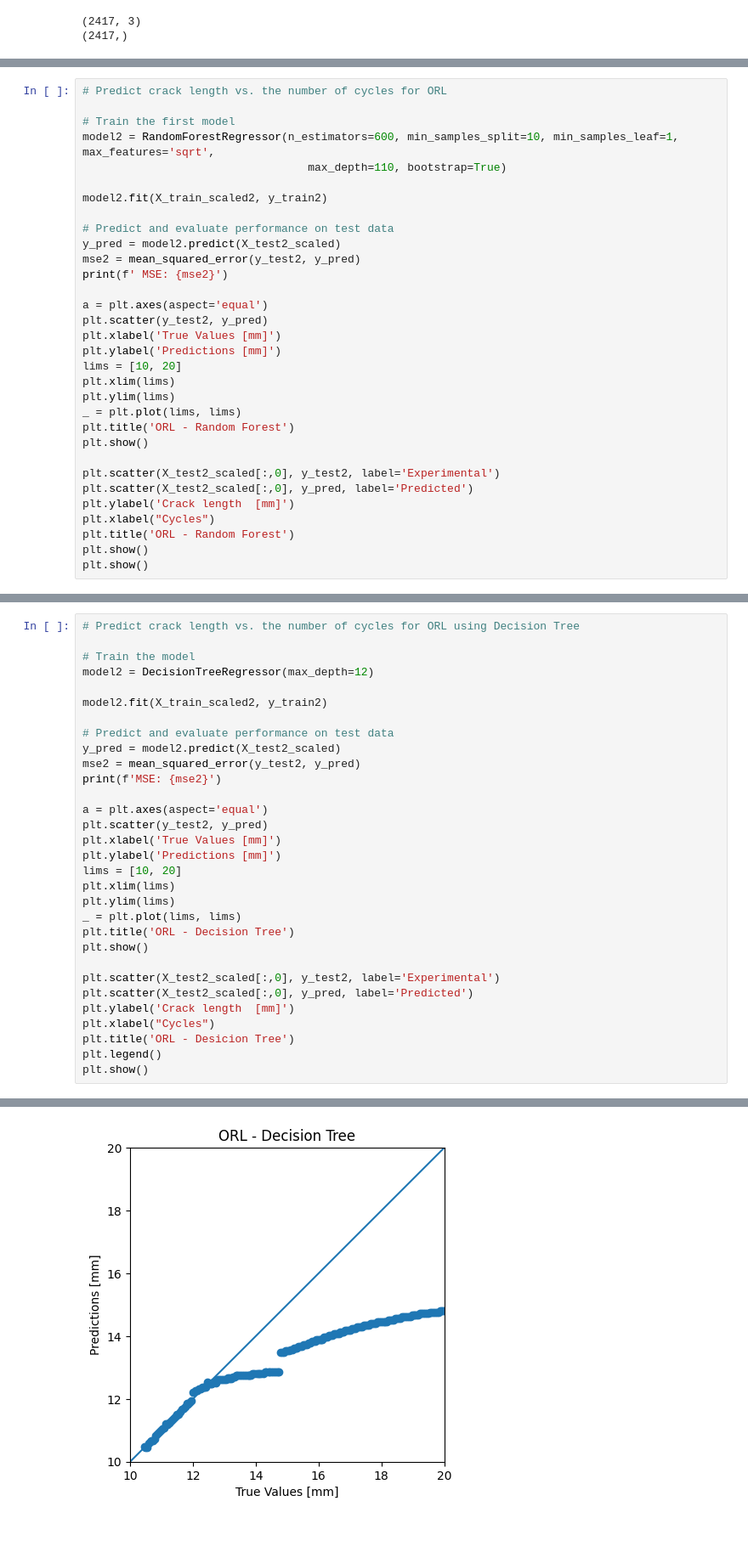
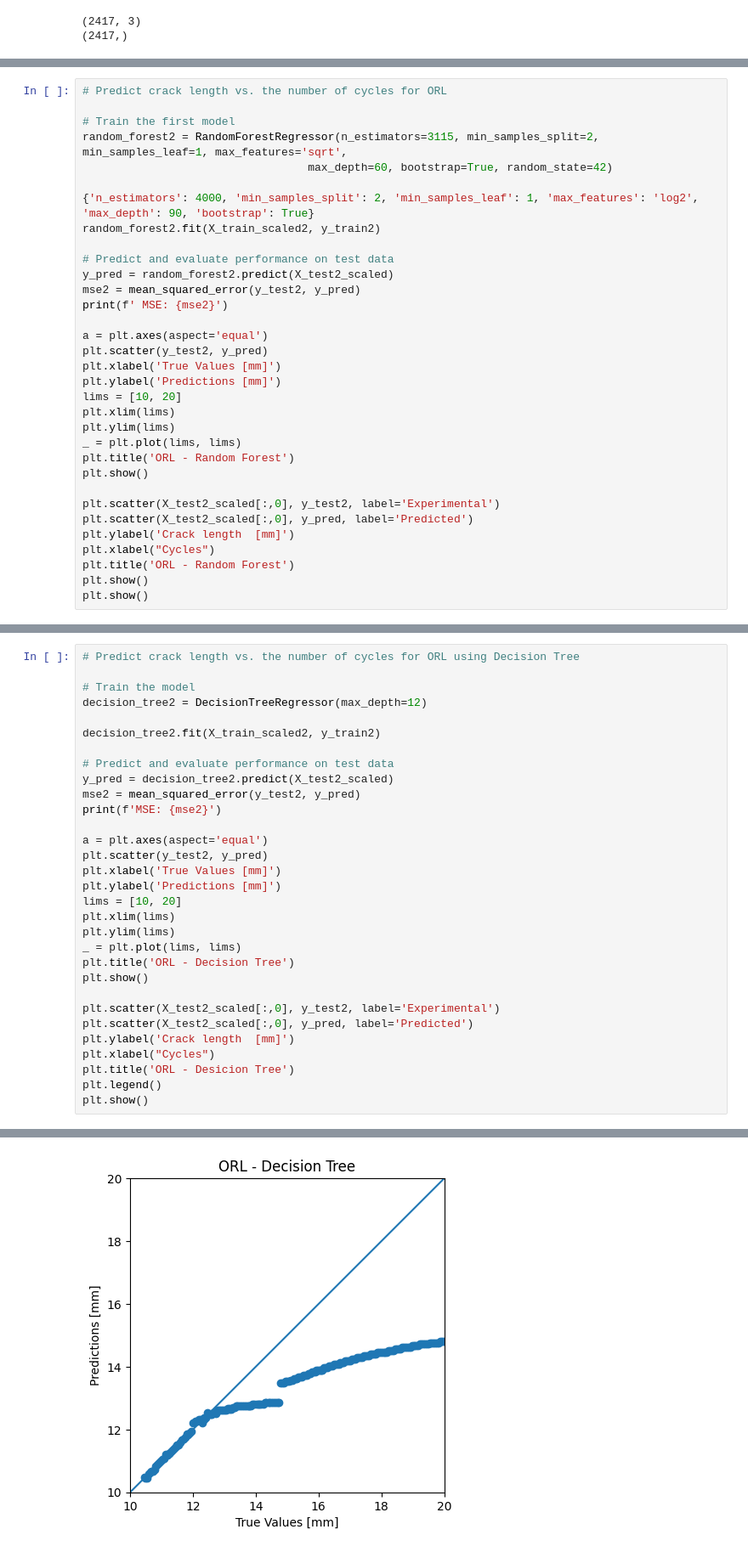
Before and after one commit to TNTU-124-System-analysis-research/qste340tm-modeling-of-fatigue-failure-after-single-overload, a Jupyter notebook: test.ipynb, the cells around one changed output, grey strips where cells are left out. Shown at 85% size. Cells and saved outputs as stored; diff of their text form.

```diff
--- a/test.ipynb
+++ b/test.ipynb
@@ -311,13 +326,14 @@ MSE: 3.636487613963272
 # Predict crack length vs. the number of cycles for ORL
 
 # Train the first model
-model2 = RandomForestRegressor(n_estimators=600, min_samples_split=10, min_samples_leaf=1, max_features='sqrt',
-                                  max_depth=110, bootstrap=True)
+random_forest2 = RandomForestRegressor(n_estimators=3115, min_samples_split=2, min_samples_leaf=1, max_features='sqrt',
+                                  max_depth=60, bootstrap=True, random_state=42)
 
-model2.fit(X_train_scaled2, y_train2)
+{'n_estimators': 4000, 'min_samples_split': 2, 'min_samples_leaf': 1, 'max_features': 'log2', 'max_depth': 90, 'bootstrap': True}
+random_forest2.fit(X_train_scaled2, y_train2)
 
 # Predict and evaluate performance on test data
-y_pred = model2.predict(X_test2_scaled)
+y_pred = random_forest2.predict(X_test2_scaled)
 mse2 = mean_squared_error(y_test2, y_pred)
 print(f' MSE: {mse2}')
 
@@ -382,12 +446,12 @@ MSE: 3.223356049775281
 # Predict crack length vs. the number of cycles for ORL using Decision Tree
 
 # Train the model
-model2 = DecisionTreeRegressor(max_depth=12)
+decision_tree2 = DecisionTreeRegressor(max_depth=12)
 
-model2.fit(X_train_scaled2, y_train2)
+decision_tree2.fit(X_train_scaled2, y_train2)
 
 # Predict and evaluate performance on test data
-y_pred = model2.predict(X_test2_scaled)
+y_pred = decision_tree2.predict(X_test2_scaled)
 mse2 = mean_squared_error(y_test2, y_pred)
 print(f'MSE: {mse2}')
 
@@ -414 +478 @@ MSE: 6.959749458035715
-[figure, old version]
+[figure, new version]
```
Also changed, not shown: parts of 18 cells of this notebook.
